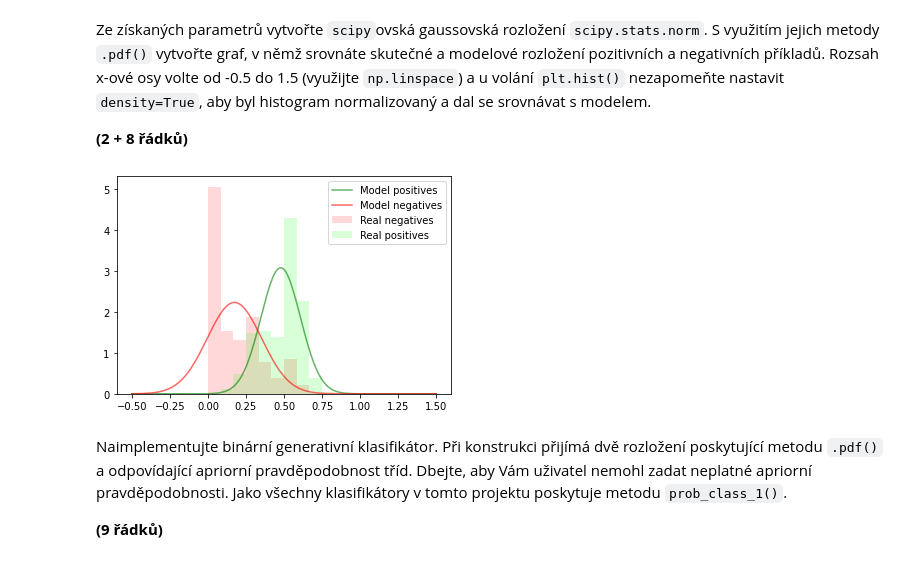
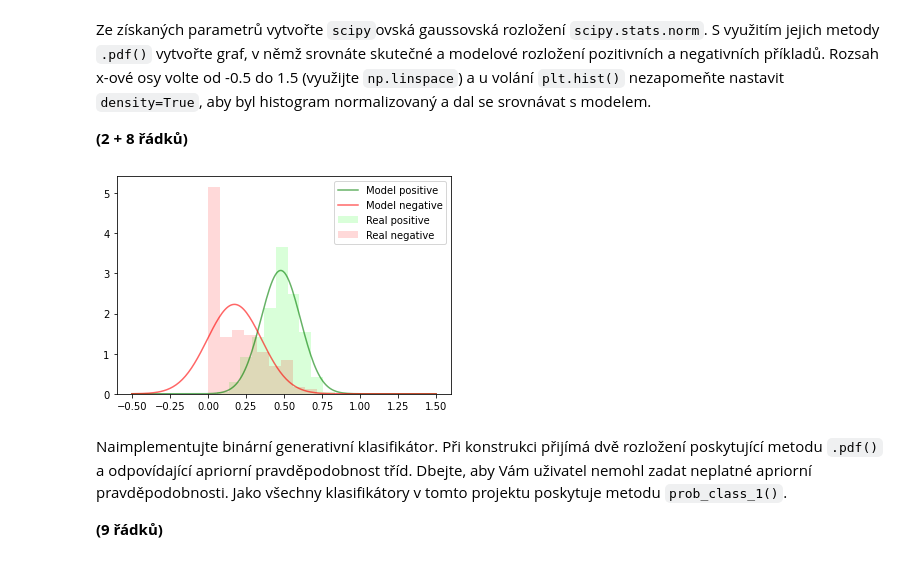
Before and after one commit to NejedlyDominik/vut-fit-SUI-project-2, a Jupyter notebook: zadani.ipynb, the cells around one changed output. Saved outputs shown, nothing was run; the diff lists cells and outputs as text; code cells hidden in the pictures.

```diff
--- a/zadani.ipynb
+++ b/zadani.ipynb
@@ -139,16 +140,17 @@ Rozsah x-ové osy volte od -0.5 do 1.5 (využijte `np.linspace`) a u volání `p
 # %%
 rv_pos = scipy.stats.norm(mu_pos, std_pos)
 rv_neg = scipy.stats.norm(mu_neg, std_neg)
 
 fig, ax = plt.subplots()
 x = np.linspace(-0.5, 1.5, 200)
 ax.plot(x, rv_pos.pdf(x), 'g-', alpha=0.6, label='Model positive')
 ax.plot(x, rv_neg.pdf(x), 'r-', alpha=0.6, label='Model negative')
-ax.hist([train_dataset.pos[:, FOI], train_dataset.neg[:, FOI]], color=['lime', 'red'], alpha=0.15, label=['Real positive', 'Real negative'], histtype='stepfilled', density=True)
+ax.hist(train_dataset.pos[:, FOI], color='lime', alpha=0.15, label='Real positive', histtype='stepfilled', density=True)
+ax.hist(train_dataset.neg[:, FOI], color='red', alpha=0.15, label='Real negative', histtype='stepfilled', density=True)
 ax.legend()
 plt.show()
 # %% [output]
-[figure, old version]
+[figure, new version]
 # %% [markdown]
 Naimplementujte binární generativní klasifikátor.
 Při konstrukci přijímá dvě rozložení poskytující metodu `.pdf()` a odpovídající apriorní pravděpodobnost tříd.
```
Also changed, not shown: parts of 7 cells of this notebook.
